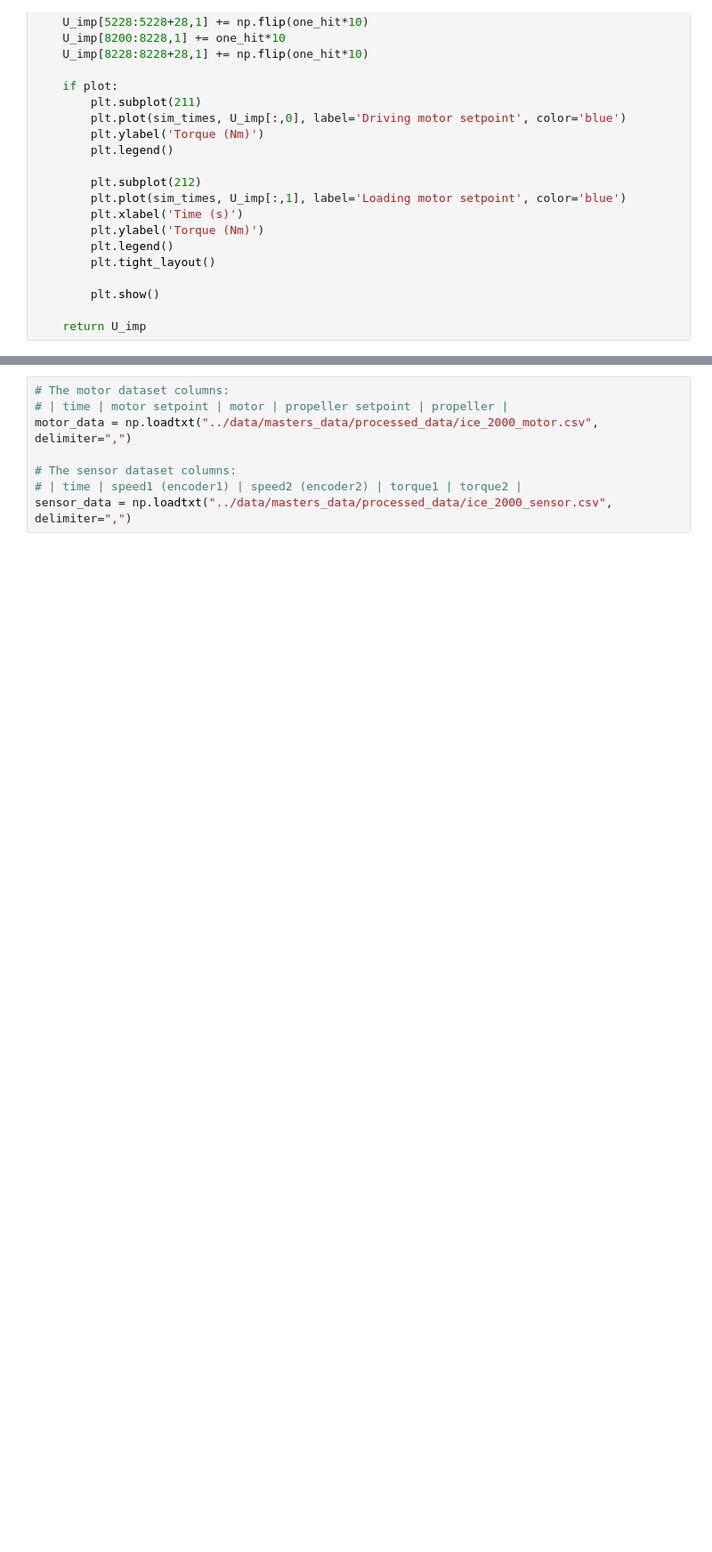
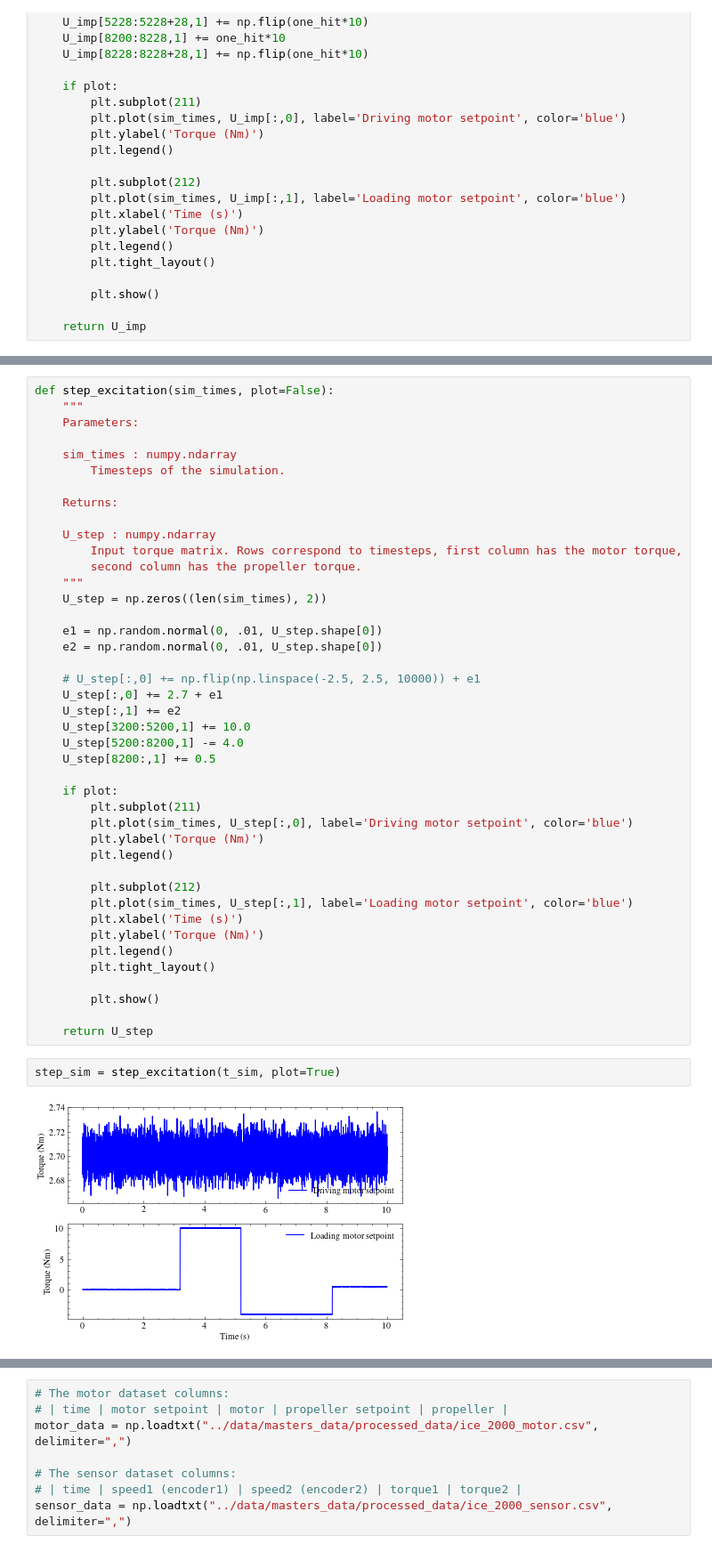
Before and after one commit to urho-h/torque_estimation_masters, a Jupyter notebook: notebooks/IFAC conference material.ipynb, the cells around one changed output, grey strips where cells are left out. Shown at 89% size. Cells and saved outputs as stored; diff of their text form; blank space fills up the shorter version.

```diff
--- a/notebooks/IFAC conference material.ipynb
+++ b/notebooks/IFAC conference material.ipynb
@@ -366,0 +369,46 @@ impulse_sim = impulse_excitation(t_sim, plot=True)
+# %%
+def step_excitation(sim_times, plot=False):
+    """
+    Parameters:
+
+    sim_times : numpy.ndarray
+        Timesteps of the simulation.
+
+    Returns:
+
+    U_step : numpy.ndarray
+        Input torque matrix. Rows correspond to timesteps, first column has the motor torque,
+        second column has the propeller torque.
+    """
+    U_step = np.zeros((len(sim_times), 2))
+
+    e1 = np.random.normal(0, .01, U_step.shape[0])
+    e2 = np.random.normal(0, .01, U_step.shape[0])
+
+    # U_step[:,0] += np.flip(np.linspace(-2.5, 2.5, 10000)) + e1
+    U_step[:,0] += 2.7 + e1
+    U_step[:,1] += e2
+    U_step[3200:5200,1] += 10.0
+    U_step[5200:8200,1] -= 4.0
+    U_step[8200:,1] += 0.5
+
+    if plot:
+        plt.subplot(211)
+        plt.plot(sim_times, U_step[:,0], label='Driving motor setpoint', color='blue')
+        plt.ylabel('Torque (Nm)')
+        plt.legend()
+
+        plt.subplot(212)
+        plt.plot(sim_times, U_step[:,1], label='Loading motor setpoint', color='blue')
+        plt.xlabel('Time (s)')
+        plt.ylabel('Torque (Nm)')
+        plt.legend()
+        plt.tight_layout()
+
+        plt.show()
+
+    return U_step
+# %%
+step_sim = step_excitation(t_sim, plot=True)
+# %% [output]
+[figure, added]
```
Also changed, not shown: parts of 69 cells of this notebook, 8 other files.
